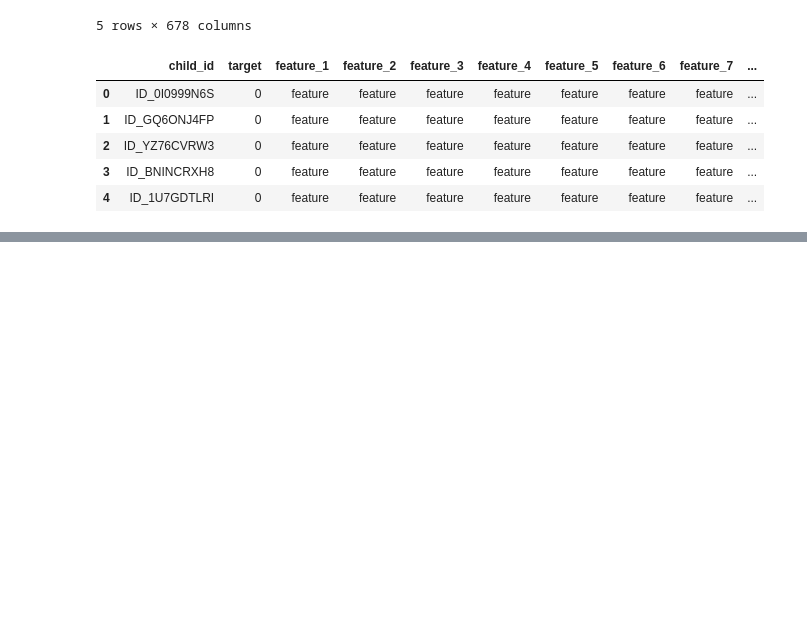
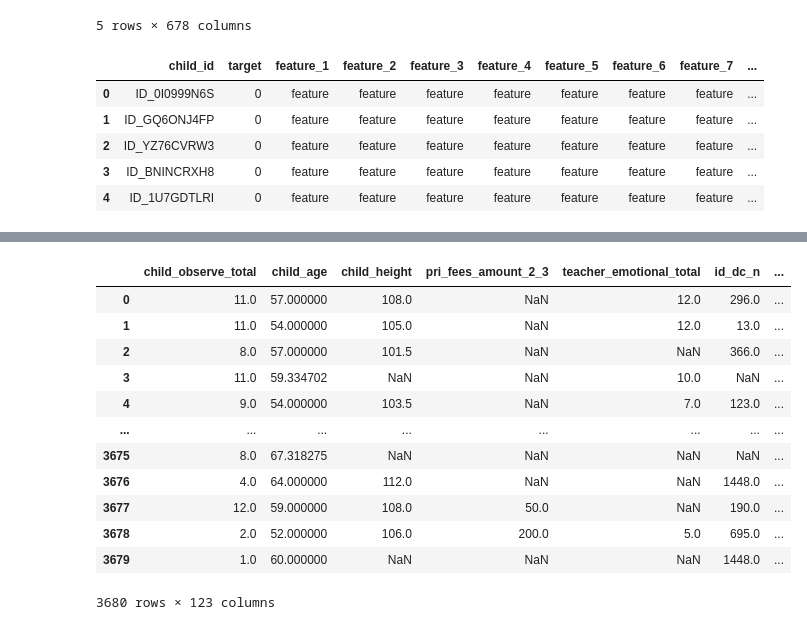
Before and after one commit to Kingston-5/DataDrive2030-Early-Learning-Predictors-Challenge, a Jupyter notebook: ECD_EDA.ipynb, the cells around one changed output, grey strips where cells are left out. Cells and saved outputs as stored; diff of their text form; code cells hidden in the pictures; blank space fills up the shorter version.

```diff
--- a/ECD_EDA.ipynb
+++ b/ECD_EDA.ipynb
@@ -43,0 +147,16 @@ ss.head()
+# %%
+test
+# %% [output]
+|  | child_observe_total | child_age | child_height | pri_fees_amount_2_3 | teacher_emotional_total | id_dc_n | ... |
+| 0 | 11.0 | 57.000000 | 108.0 | NaN | 12.0 | 296.0 | ... |
+| 1 | 11.0 | 54.000000 | 105.0 | NaN | 12.0 | 13.0 | ... |
+| 2 | 8.0 | 57.000000 | 101.5 | NaN | NaN | 366.0 | ... |
+| 3 | 11.0 | 59.334702 | NaN | NaN | 10.0 | NaN | ... |
+| 4 | 9.0 | 54.000000 | 103.5 | NaN | 7.0 | 123.0 | ... |
+| ... | ... | ... | ... | ... | ... | ... | ... |
+| 3675 | 8.0 | 67.318275 | NaN | NaN | NaN | NaN | ... |
+| 3676 | 4.0 | 64.000000 | 112.0 | NaN | NaN | 1448.0 | ... |
+| 3677 | 12.0 | 59.000000 | 108.0 | 50.0 | NaN | 190.0 | ... |
+| 3678 | 2.0 | 52.000000 | 106.0 | 200.0 | 5.0 | 695.0 | ... |
+| 3679 | 1.0 | 60.000000 | NaN | NaN | NaN | 1448.0 | ... |
+3680 rows × 123 columns
```
Also changed, not shown: parts of 9 cells of this notebook, 7 other files.
